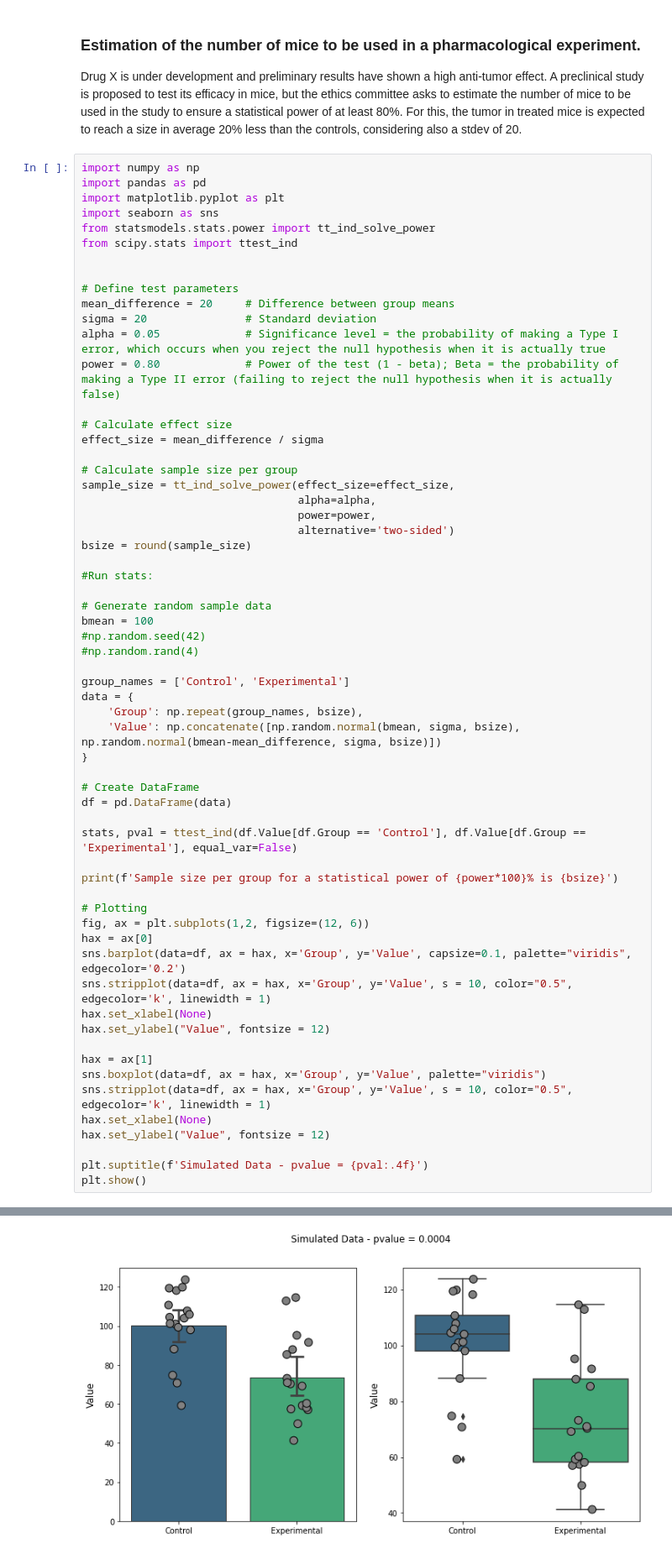
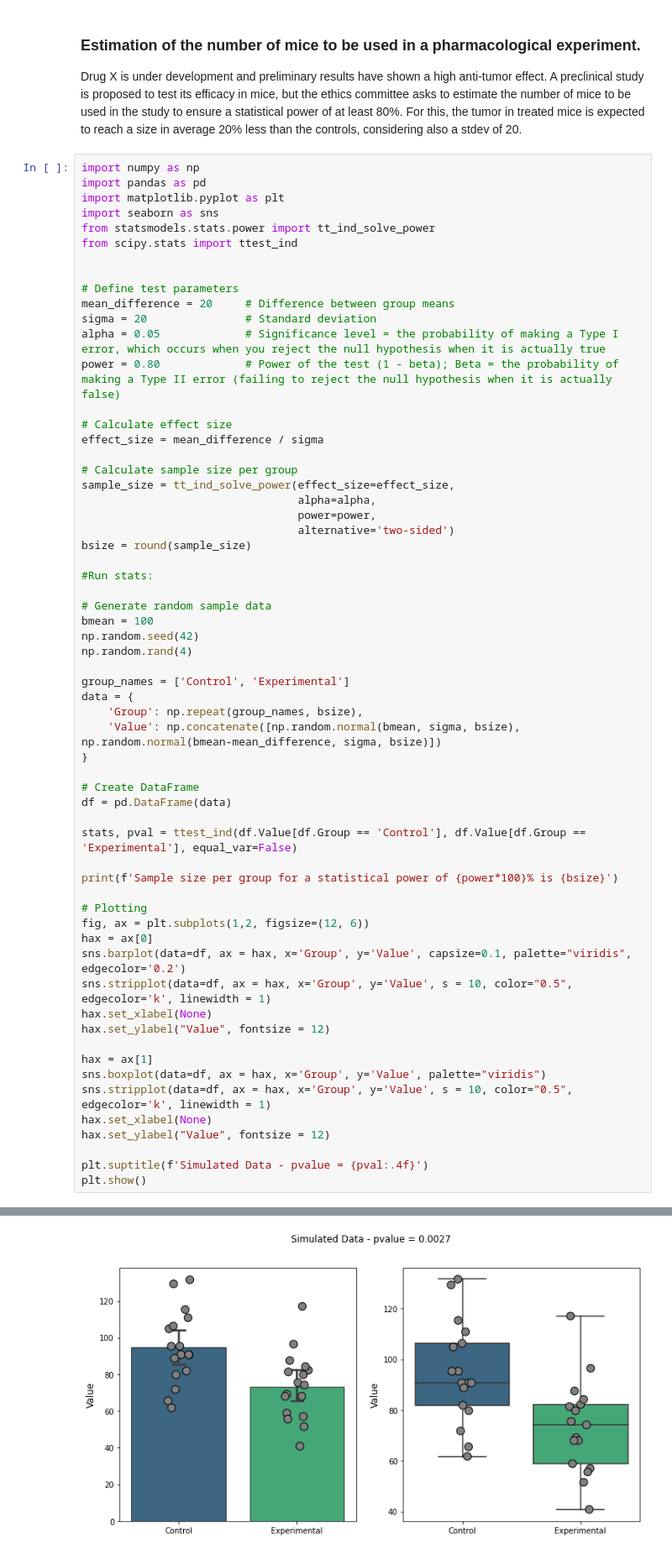
Before and after one commit to Barryjuait/Barryjuait, a Jupyter notebook: Personal Projects/SampleSize.ipynb, the cells around one changed output, grey strips where cells are left out. Shown at 84% size. Drawn from its saved outputs; the diff is of its cells as text.

Commit message:
Specified random seed

```diff
--- a/Personal Projects/SampleSize.ipynb
+++ b/Personal Projects/SampleSize.ipynb
@@ -31,38 +31,38 @@ bsize = round(sample_size)
 
 # Generate random sample data
 bmean = 100
-#np.random.seed(42)
-#np.random.rand(4)
+np.random.seed(42)
+np.random.rand(4)
 
 group_names = ['Control', 'Experimental']
 data = {
     'Group': np.repeat(group_names, bsize),
     'Value': np.concatenate([np.random.normal(bmean, sigma, bsize), np.random.normal(bmean-mean_difference, sigma, bsize)])
 }
 
 # Create DataFrame
 df = pd.DataFrame(data)
 
 stats, pval = ttest_ind(df.Value[df.Group == 'Control'], df.Value[df.Group == 'Experimental'], equal_var=False)
 
 print(f'Sample size per group for a statistical power of {power*100}% is {bsize}')
 
 # Plotting
 fig, ax = plt.subplots(1,2, figsize=(12, 6))
 hax = ax[0]
 sns.barplot(data=df, ax = hax, x='Group', y='Value', capsize=0.1, palette="viridis", edgecolor='0.2')
 sns.stripplot(data=df, ax = hax, x='Group', y='Value', s = 10, color="0.5", edgecolor='k', linewidth = 1)
 hax.set_xlabel(None)
 hax.set_ylabel("Value", fontsize = 12)
 
 hax = ax[1]
 sns.boxplot(data=df, ax = hax, x='Group', y='Value', palette="viridis")
 sns.stripplot(data=df, ax = hax, x='Group', y='Value', s = 10, color="0.5", edgecolor='k', linewidth = 1)
 hax.set_xlabel(None)
 hax.set_ylabel("Value", fontsize = 12)
 
 plt.suptitle(f'Simulated Data - pvalue = {pval:.4f}')
 plt.show()
 # %% [output]
 Sample size per group for a statistical power of 80.0% is 17
-[figure, old version]
+[figure, new version]
```
